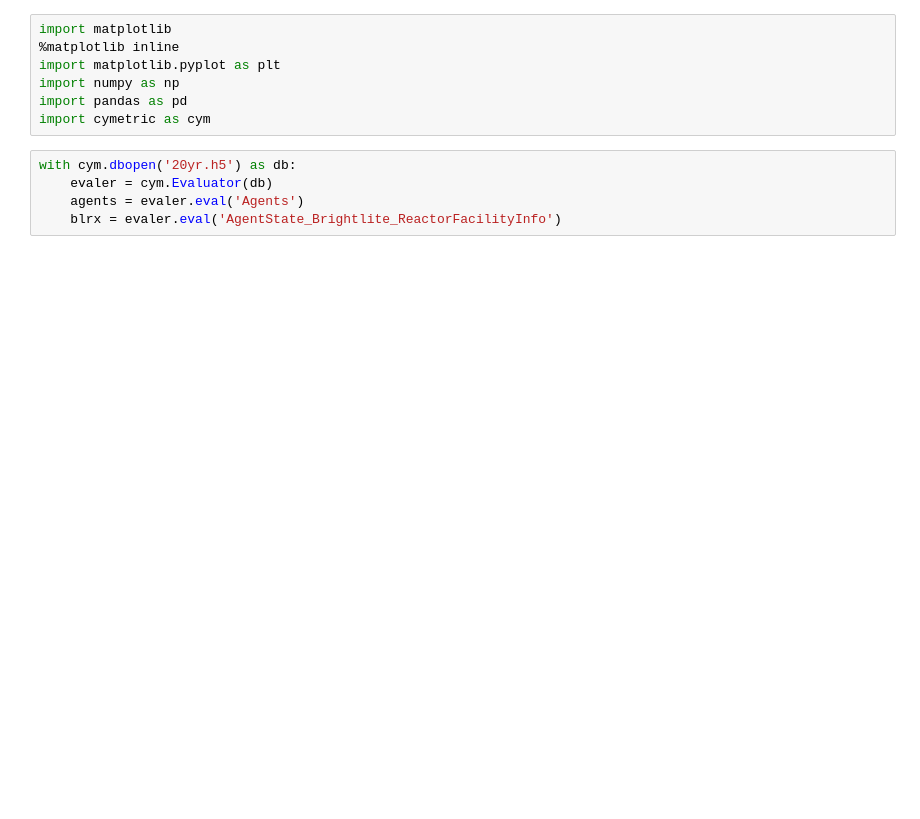
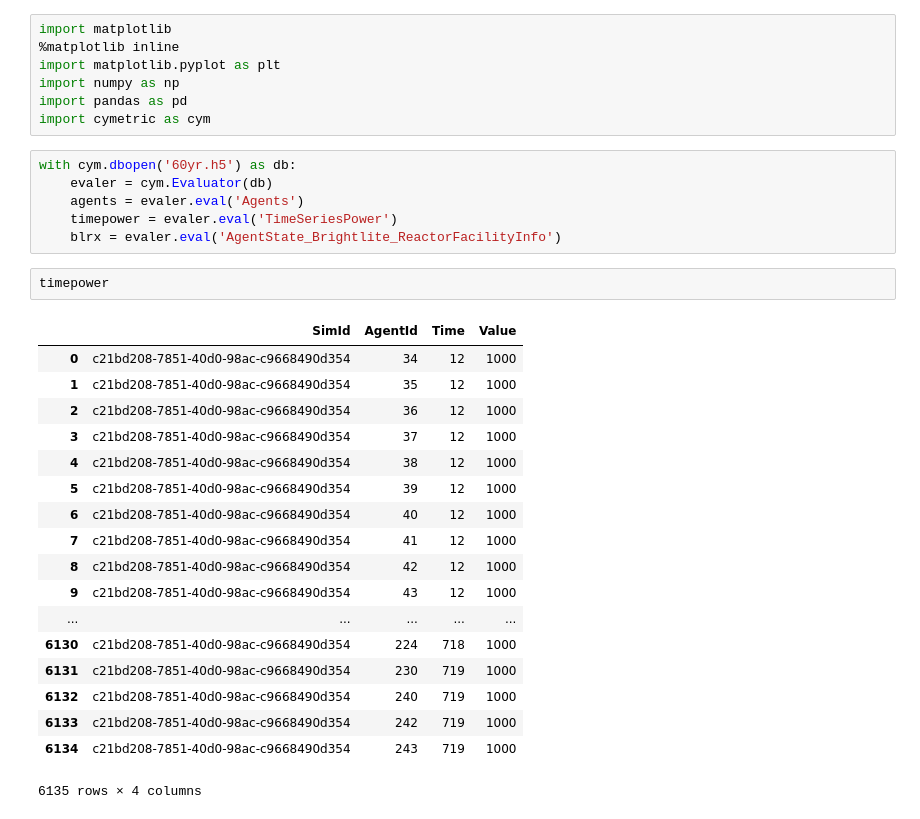
Before and after one commit to scopatz/fco-ta, a Jupyter notebook: genpower.ipynb, the cells around one changed output. Saved outputs shown, nothing was run; the diff lists cells and outputs as text; blank space fills up the shorter version.

```diff
--- a/genpower.ipynb
+++ b/genpower.ipynb
@@ -6,8 +6,30 @@ import numpy as np
 import pandas as pd
 import cymetric as cym
 # %%
-with cym.dbopen('20yr.h5') as db:
+with cym.dbopen('60yr.h5') as db:
     evaler = cym.Evaluator(db)
     agents = evaler.eval('Agents')
+    timepower = evaler.eval('TimeSeriesPower')
     blrx = evaler.eval('AgentState_Brightlite_ReactorFacilityInfo')
+# %%
+timepower
+# %% [output]
+|  | SimId | AgentId | Time | Value |
+| 0 | c21bd208-7851-40d0-98ac-c9668490d354 | 34 | 12 | 1000 |
+| 1 | c21bd208-7851-40d0-98ac-c9668490d354 | 35 | 12 | 1000 |
+| 2 | c21bd208-7851-40d0-98ac-c9668490d354 | 36 | 12 | 1000 |
+| 3 | c21bd208-7851-40d0-98ac-c9668490d354 | 37 | 12 | 1000 |
+| 4 | c21bd208-7851-40d0-98ac-c9668490d354 | 38 | 12 | 1000 |
+| 5 | c21bd208-7851-40d0-98ac-c9668490d354 | 39 | 12 | 1000 |
+| 6 | c21bd208-7851-40d0-98ac-c9668490d354 | 40 | 12 | 1000 |
+| 7 | c21bd208-7851-40d0-98ac-c9668490d354 | 41 | 12 | 1000 |
+| 8 | c21bd208-7851-40d0-98ac-c9668490d354 | 42 | 12 | 1000 |
+| 9 | c21bd208-7851-40d0-98ac-c9668490d354 | 43 | 12 | 1000 |
+| ... | ... | ... | ... | ... |
+| 6130 | c21bd208-7851-40d0-98ac-c9668490d354 | 224 | 718 | 1000 |
+| 6131 | c21bd208-7851-40d0-98ac-c9668490d354 | 230 | 719 | 1000 |
+| 6132 | c21bd208-7851-40d0-98ac-c9668490d354 | 240 | 719 | 1000 |
+| 6133 | c21bd208-7851-40d0-98ac-c9668490d354 | 242 | 719 | 1000 |
+| 6134 | c21bd208-7851-40d0-98ac-c9668490d354 | 243 | 719 | 1000 |
+6135 rows × 4 columns
 # %%
```
Also changed, not shown: parts of 5 cells of this notebook, 1 other file.
